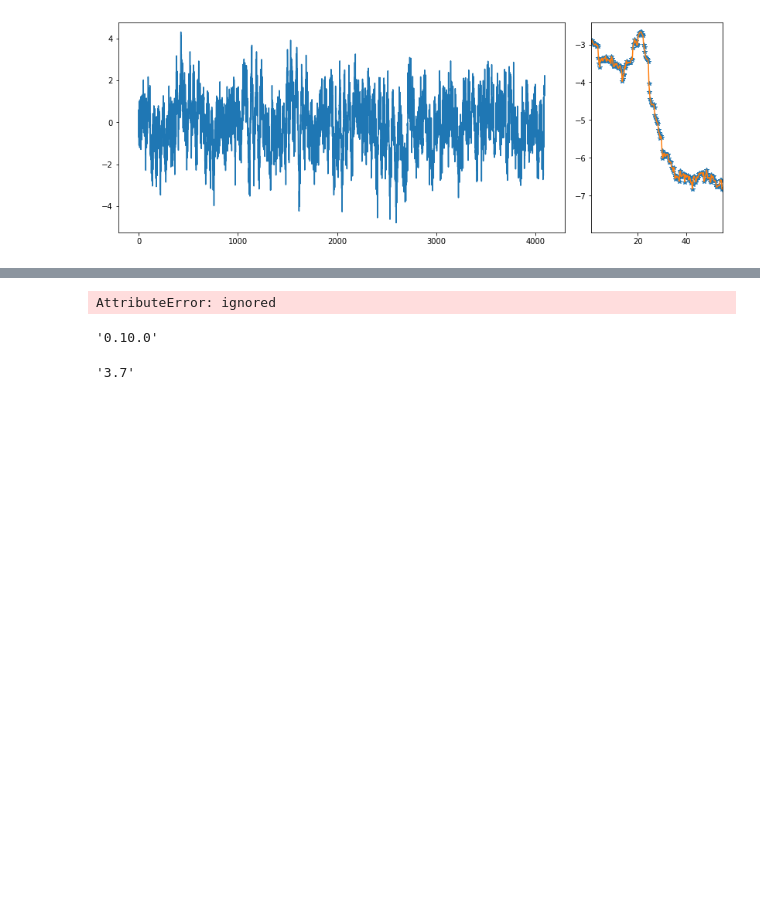
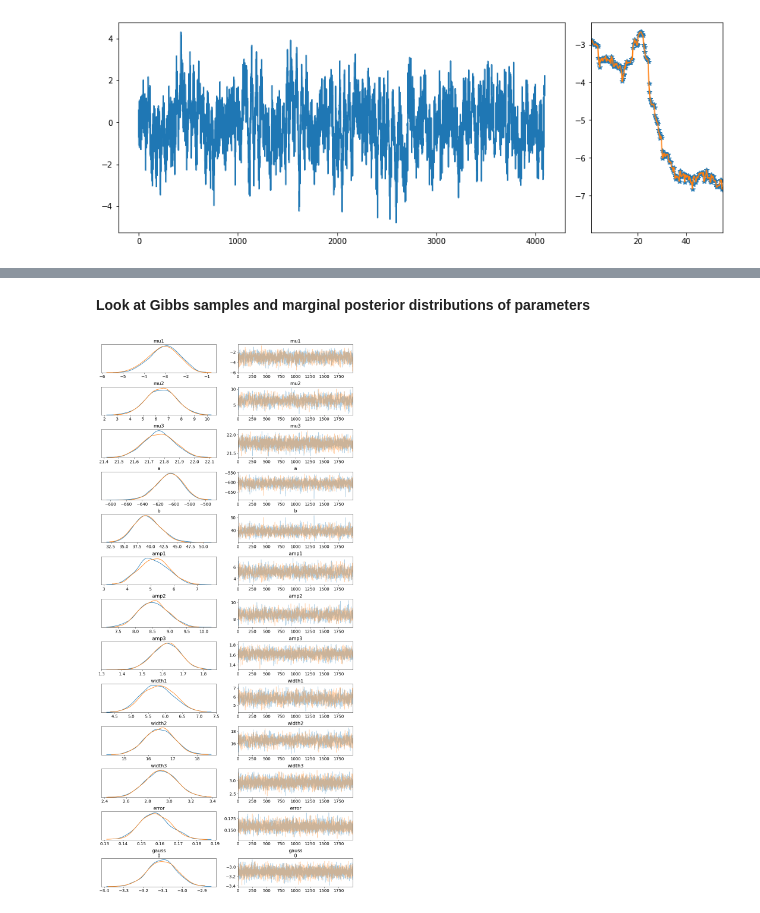
Before and after one commit to AraiKensuke/FitSpectrum, a Jupyter notebook: FitPowerSpec.ipynb, the cells around one changed output, grey strips where cells are left out. Drawn from its saved outputs; the diff is of its cells as text; code cells hidden in the pictures; blank space fills up the shorter version.

```diff
--- a/FitPowerSpec.ipynb
+++ b/FitPowerSpec.ipynb
@@ -262,14 +118,10 @@ Successfully installed arviz-0.10.0 cftime-1.4.1 netcdf4-1.5.6 xarray-0.17.0
+# %% [markdown]
+**Look at Gibbs samples and marginal posterior distributions of parameters**
 # %%
+trace = do_fit_psd(f_at_obs, log_psd)
+
 import arviz as az
 with model3:
     az.plot_trace(trace);
 # %% [output]
-AttributeError: ignored
+[figure, added]
-# %%
-az.__version__
-# %% [output]
-'0.10.0'
-# %%
-pm.__version__
-# %% [output]
-'3.7'
```
Also changed, not shown: parts of 14 cells of this notebook.
